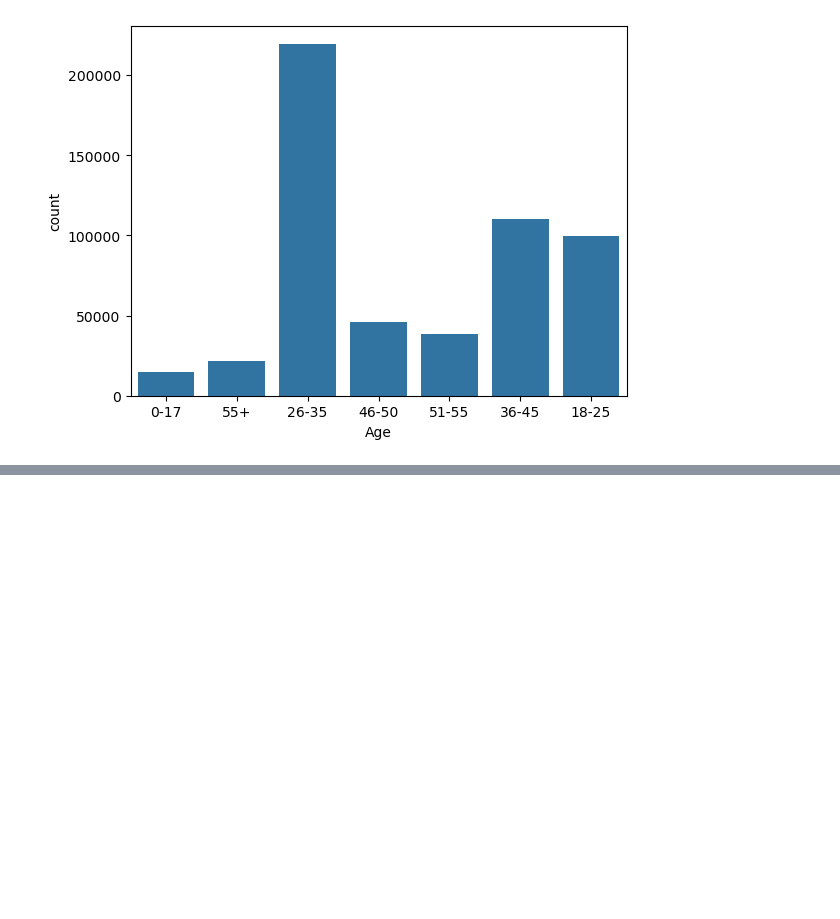
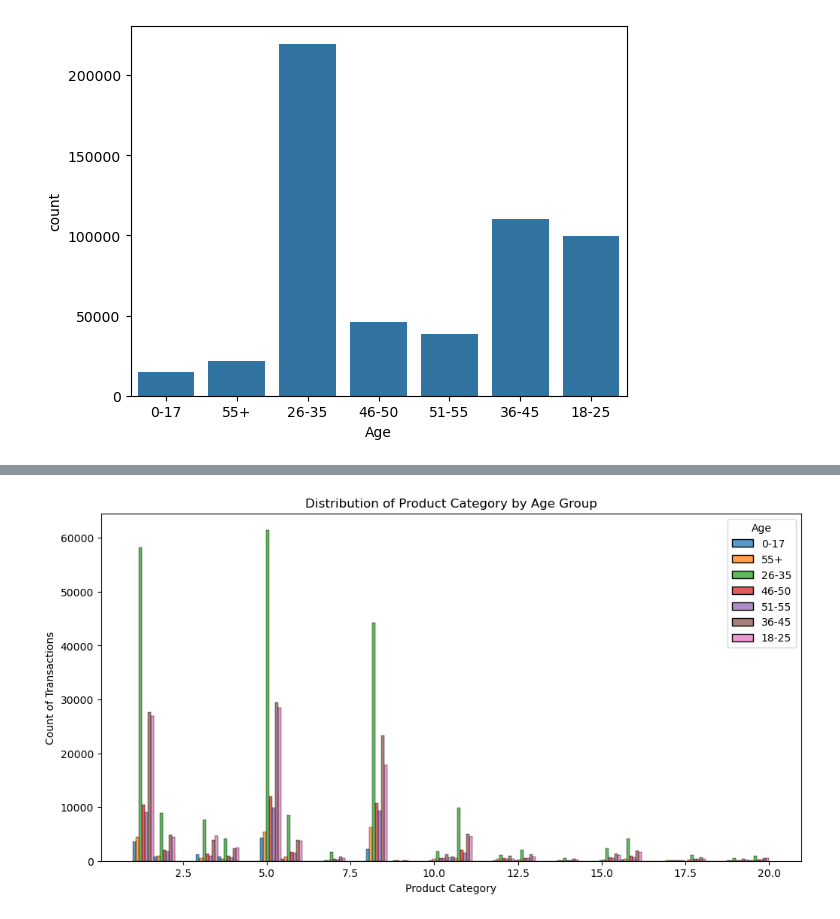
Before and after one commit to nigowda/04.Walmart-Confidence-Interval-and-CLT, a Jupyter notebook: WalmartCaseStudy.ipynb, the cells around one changed output, grey strips where cells are left out. Drawn from its saved outputs; the diff is of its cells as text; code cells hidden in the pictures; blank space fills up the shorter version.

```diff
--- a/WalmartCaseStudy.ipynb
+++ b/WalmartCaseStudy.ipynb
@@ -270,0 +242,10 @@ pd.crosstab(index=df['Gender'], columns=df['Product_Category'], margins=True, no
+# %%
+plt.figure(figsize=(12,6))
+sns.histplot(data=df, x="Product_Category", hue="Age", multiple="dodge", bins=30)
+
+plt.title("Distribution of Product Category by Age Group")
+plt.xlabel("Product Category")
+plt.ylabel("Count of Transactions")
+plt.show()
+# %% [output]
+[figure, added]
```
Also changed, not shown: parts of 89 cells of this notebook.
